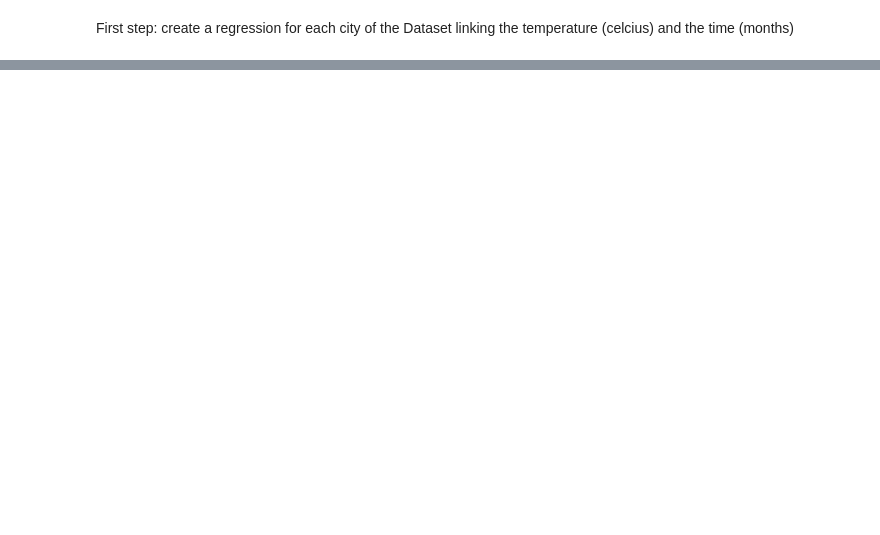
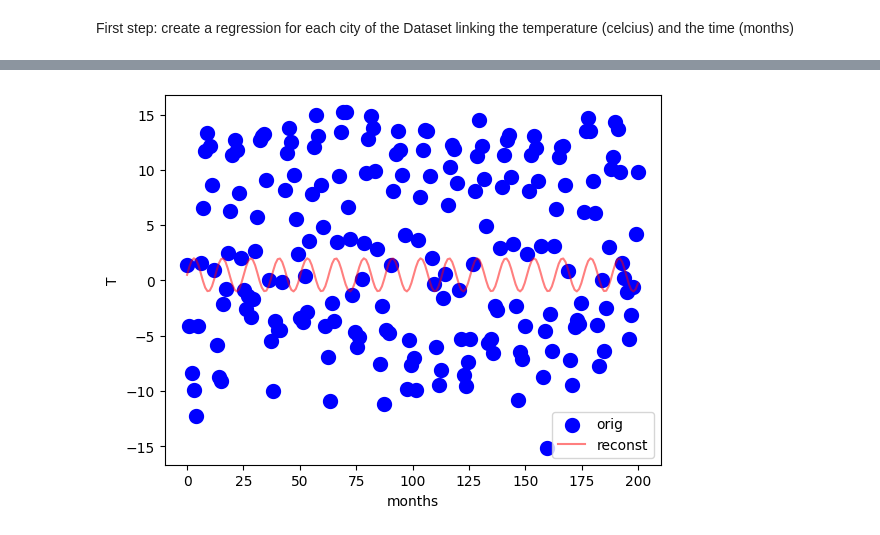
Before and after one commit to JoelMatin/project_traffic_surveillance, a Jupyter notebook: weater_forecast.ipynb, the cells around one changed output, grey strips where cells are left out. Cells and saved outputs as stored; diff of their text form; code cells hidden in the pictures; blank space fills up the shorter version.

```diff
--- a/weater_forecast.ipynb
+++ b/weater_forecast.ipynb
@@ -35,0 +57,34 @@ months_test = months[nb_of_train_months:]
+# %%
+import scipy.linalg as LA
+
+### Technique 1; Non linear regression using gradient descent with different numerical methods
+
+def T_reg(months, beta):
+    sinuses = []
+    i = 1
+    while i <= len(beta)-1:
+        sinuses.append(beta[i]*np.sin(beta[i+1]*months))
+        i += 2
+    reg = beta[0]
+    for sinus in sinuses:
+        reg += sinus
+    return reg
+
+def rrmse(T_city, T_city_pred):
+    return (LA.norm(T_city_pred-T_city)) / LA.norm(T_city)
+
+beta0 = np.ones(7,)*0.5
+T_pred = T_reg(working_months, beta0)
+
+err = rrmse(T_work, T_pred)
+
+# We can plot the dataset and the original non-linear function
+plt.scatter(working_months, T_work, c='b', lw=5, label = 'orig')
+plt.plot(working_months, T_pred, c='r', alpha=0.5, label = 'reconst')
+
+plt.legend()
+plt.xlabel('months')
+plt.ylabel('T')
+plt.show()
+# %% [output]
+[figure, added]
```
Also changed, not shown: parts of 9 cells of this notebook.
